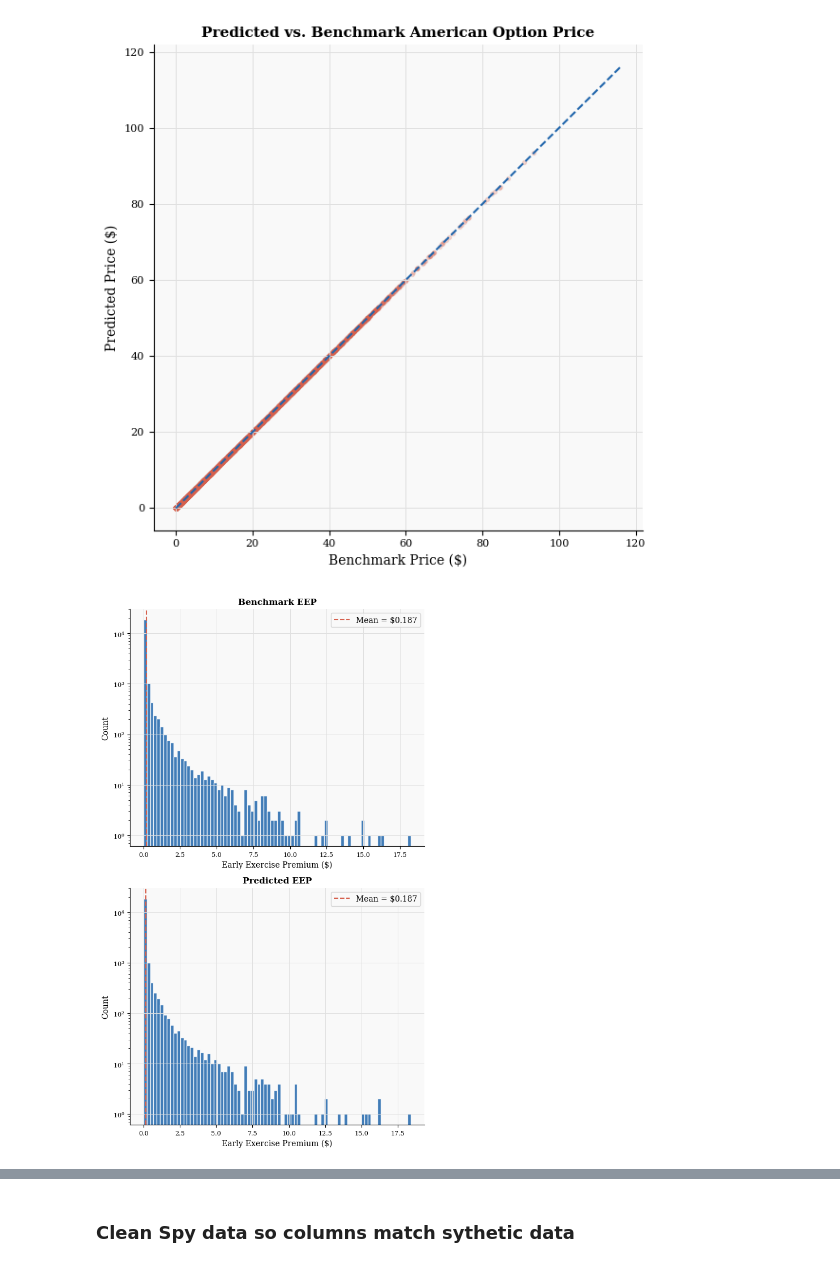
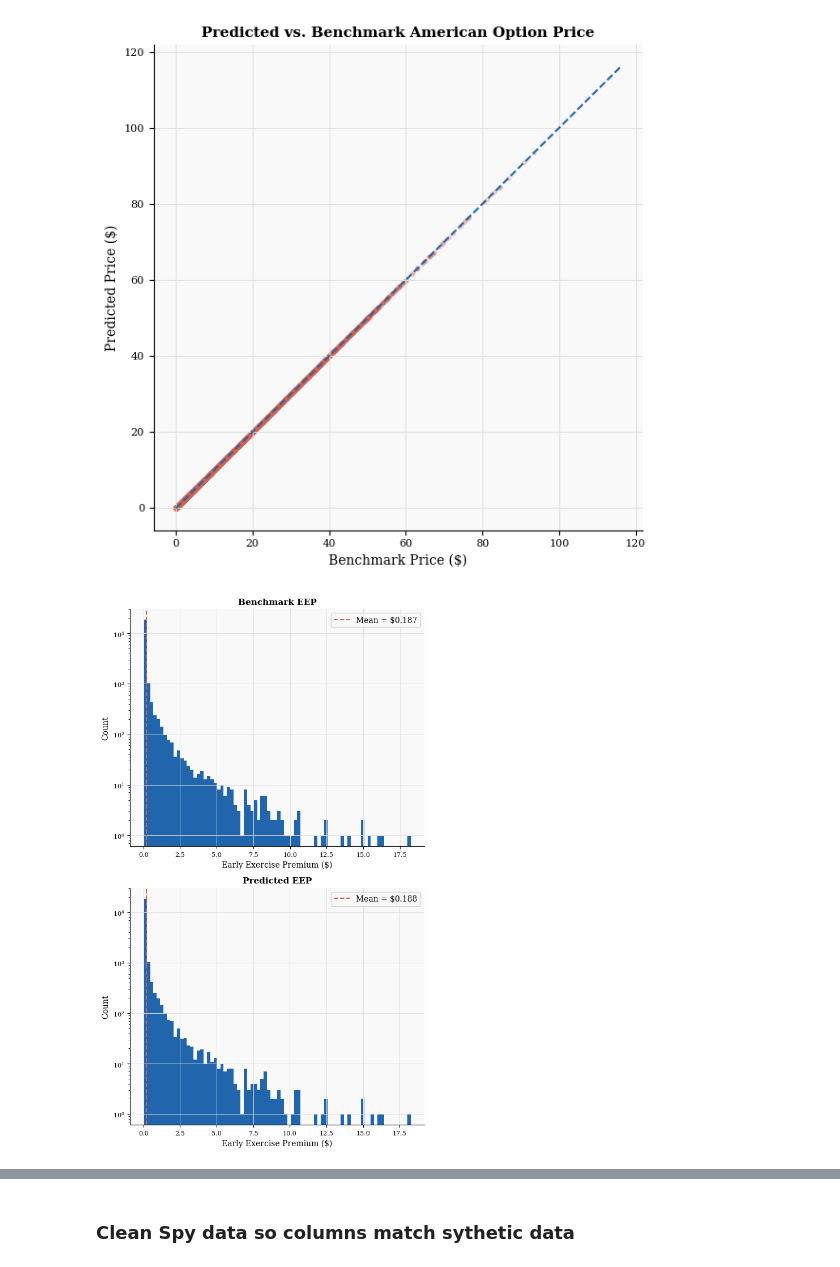
Before and after one commit to samuelescarfone/Capstone_Realtime_Option_Pricing, a Jupyter notebook: main.ipynb, the cells around one changed output, grey strips where cells are left out. Saved outputs shown, nothing was run; the diff lists cells and outputs as text; code cells hidden in the pictures.

```diff
--- a/main.ipynb
+++ b/main.ipynb
@@ -781,17 +731,14 @@ def add_black_scholes_features(df):
 
     nd1 = norm.cdf(d1)
     nd2 = norm.cdf(d2)
-    N_minus_d1 = norm.cdf(-d1)
-    N_minus_d2 = norm.cdf(-d2)
-
     call_price = S * np.exp(-q * T) * nd1 - K * np.exp(-r * T) * nd2
-    put_price = K * np.exp(-r * T) * N_minus_d2 - S * np.exp(-q * T) * N_minus_d1
+    put_price = K * np.exp(-r * T) * norm.cdf(-d2) - S * np.exp(-q * T) * norm.cdf(-d1)
 
     df['bs_price'] = np.where(df['option_type'] == 1, call_price, put_price)
 
     # Adding Delta for extra structural hints to the DNN
-    call_delta = np.exp(-q * T) * nd2
-    put_delta = -np.exp(-q * T) * N_minus_d1
+    call_delta = np.exp(-q * T) * nd1
+    put_delta = -np.exp(-q * T) * norm.cdf(-d1)
     df['bs_delta'] = np.where(df['option_type'] == 1, call_delta, put_delta)
 
     return df
@@ -889,7 +851,7 @@ class surrogateDNN(nn.Module):
 # Method for preparing data for training
 def prepare_data(df, target_col, batch_size=256):
     # drop intermediate price columns to prevent data leakage
-    cols_to_drop = [target_col, 'american_price', 'bs_price', 'EEP', 'norm_price']
+    cols_to_drop = cols_to_drop = [target_col, 'american_price', 'bs_price', 'EEP', 'norm_price', 'S', 'K', 'intrinsic_value_raw']
     X = df.drop(columns=[c for c in cols_to_drop if c in df.columns])
 
     y = df[target_col].values.reshape(-1, 1)
@@ -956,11 +918,11 @@ print("Generating parameter")
 raw_grid_df = generateOptionsGrid(n_random=50000)
 price_df = add_black_scholes_features(raw_grid_df)
 print("Pricing")
-price_df["american_price"] = df.apply(
+price_df["american_price"] = price_df.apply(
         lambda x: price_american_crr(
             x["S"], x["K"], x["T"], x["r"], x["sigma"], x["q"], x["option_type"], 200),axis=1)
 print("Prepare dataset with computed columns")
-df = prepare_dnn_dataset(price_df) #Root Mean Squared Error (RMSE): $0.0247
+df = prepare_dnn_dataset(price_df)
 df.head()
 # %% [output]
 Generating parameter
@@ -1155,21 +1126,18 @@ plt.show()
 [figure]
 # %%
 fig, axes = plt.subplots(2,1, figsize=(6, 10))
-for ax, data, title in zip(axes,
-    [true_eep_usd.ravel(), pred_eep_usd.ravel()],
-    ["Benchmark EEP", "Predicted EEP"]):
-    ax.hist(data, bins=80, color=blue, edgecolor="white", alpha=0.85)
-    ax.axvline(np.mean(data), color=red, linestyle="--",
-               label=f"Mean = ${np.mean(data):.3f}")
+for ax, data, title in zip(axes,[true_eep_usd.ravel(), pred_eep_usd.ravel()],["Benchmark EEP", "Predicted EEP"]):
+    ax.hist(data, bins=80, color=blue)
+    ax.axvline(np.mean(data), color=red, linestyle="--",label=f"Mean = ${np.mean(data):.3f}")
     ax.set_xlabel("Early Exercise Premium ($)")
     ax.set_ylabel("Count")
     ax.set_title(title)
     ax.set_yscale("log")
     ax.legend()
 plt.tight_layout()
 plt.show()
 # %% [output]
-[figure, old version]
+[figure, new version]
 # %%
 import time
 
```
Also changed, not shown: parts of 44 cells of this notebook.
